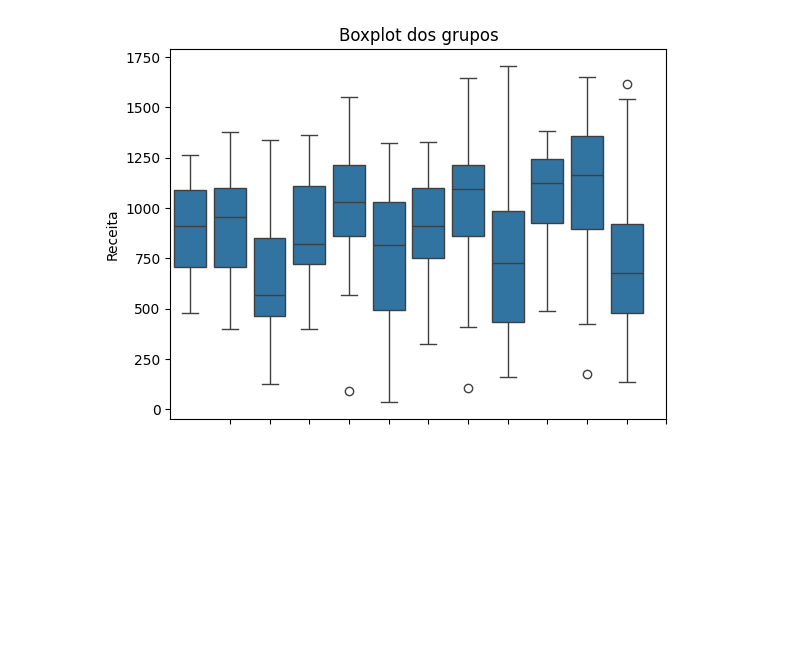
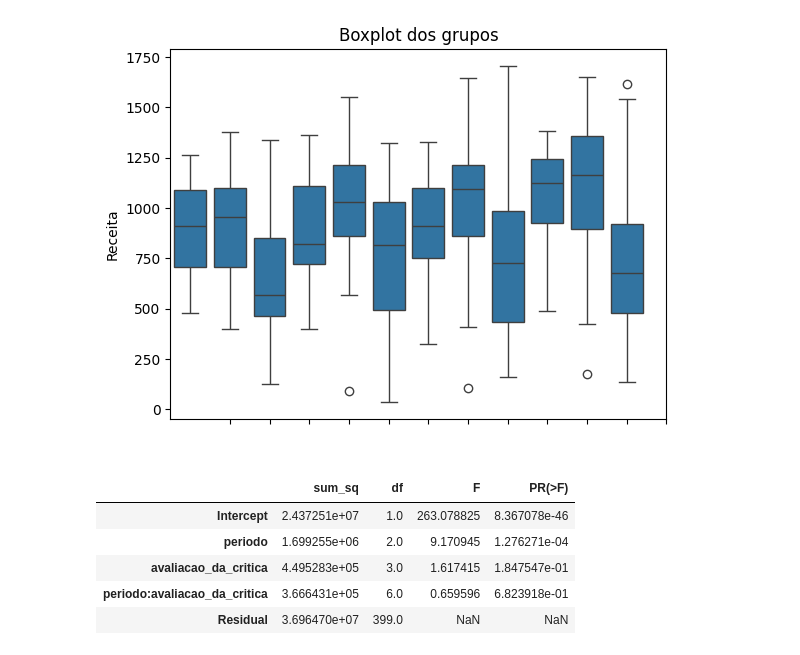
Before and after one commit to Marcos-Med/MQAM, a Jupyter notebook: T2/anova.ipynb, the cells around one changed output. Drawn from its saved outputs; the diff is of its cells as text; code cells hidden in the pictures; blank space fills up the shorter version.

```diff
--- a/T2/anova.ipynb
+++ b/T2/anova.ipynb
@@ -124,0 +146,9 @@ plt.show()
+# %%
+anova_table
+# %% [output]
+|  | sum_sq | df | F | PR(>F) |
+| Intercept | 2.437251e+07 | 1.0 | 263.078825 | 8.367078e-46 |
+| periodo | 1.699255e+06 | 2.0 | 9.170945 | 1.276271e-04 |
+| avaliacao_da_critica | 4.495283e+05 | 3.0 | 1.617415 | 1.847547e-01 |
+| periodo:avaliacao_da_critica | 3.666431e+05 | 6.0 | 0.659596 | 6.823918e-01 |
+| Residual | 3.696470e+07 | 399.0 | NaN | NaN |
```
Also changed, not shown: parts of 4 cells of this notebook.
